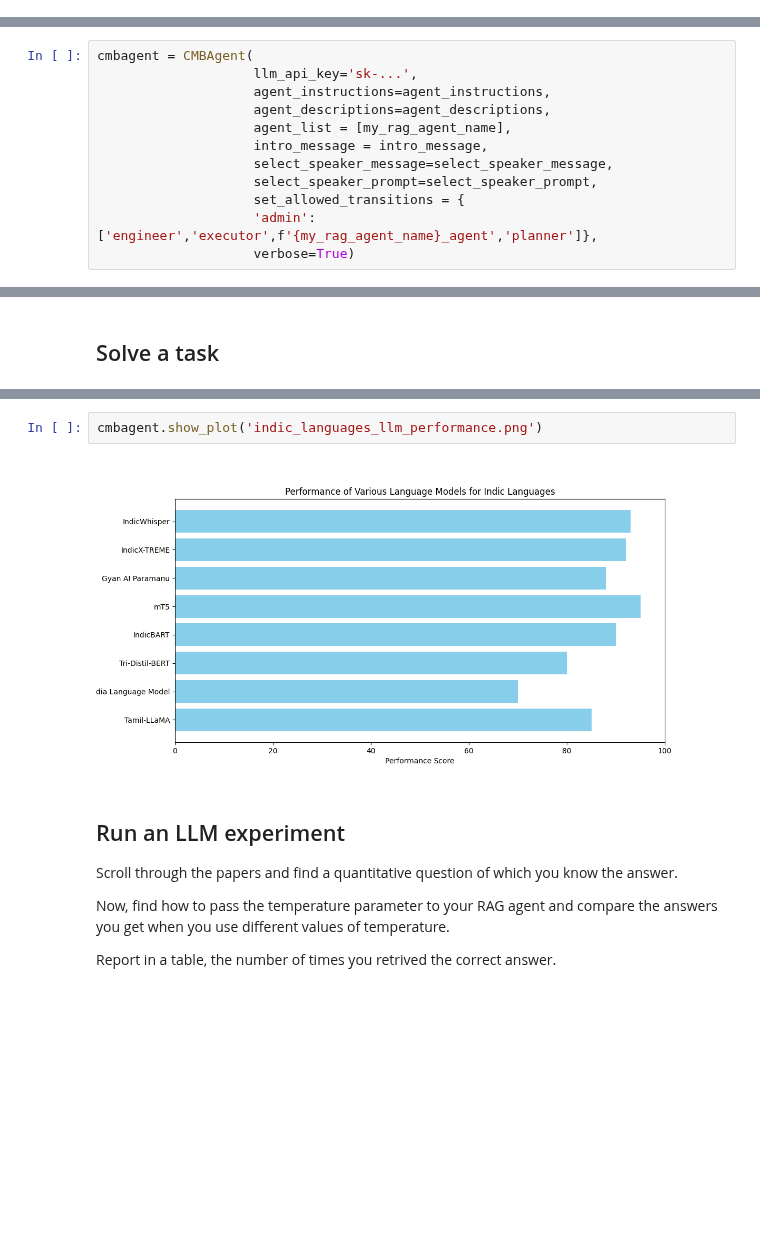
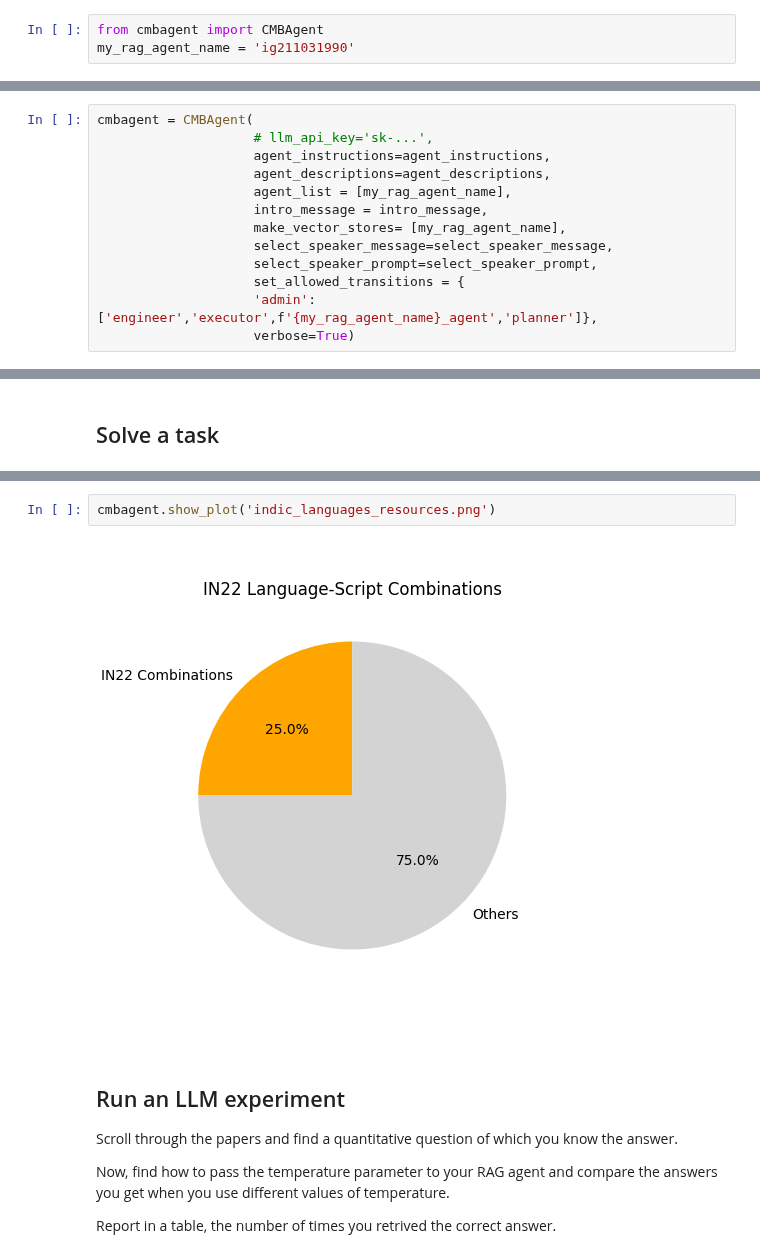
Before and after one commit to CMBAgents/cmbagent, a Jupyter notebook: docs/notebooks/4_your_rag.ipynb, the cells around one changed output, grey strips where cells are left out. Cells and saved outputs as stored; diff of their text form; blank space fills up the shorter version.

```diff
--- a/docs/notebooks/4_your_rag.ipynb
+++ b/docs/notebooks/4_your_rag.ipynb
@@ -284,0 +320,3 @@ agent_descriptions.update(
+# %%
+from cmbagent import CMBAgent
+my_rag_agent_name = 'ig211031990'
@@ -285,10 +332,11 @@ agent_descriptions.update(
 # %%
 cmbagent = CMBAgent(
-                    llm_api_key='sk-...',
+                    # llm_api_key='sk-...',
                     agent_instructions=agent_instructions,
                     agent_descriptions=agent_descriptions,
                     agent_list = [my_rag_agent_name],
                     intro_message = intro_message,
+                    make_vector_stores= [my_rag_agent_name],
                     select_speaker_message=select_speaker_message,
                     select_speaker_prompt=select_speaker_prompt,
                     set_allowed_transitions = {
@@ -341,7 +452,7 @@ Replying as admin. Provide feedback to chat_manager. Press enter to skip and use
 # %%
-cmbagent.show_plot('indic_languages_llm_performance.png')
+cmbagent.show_plot('indic_languages_resources.png')
 # %% [output]
-[figure, old version]
+[figure, new version]
 # %% [markdown]
 ## Run an LLM experiment
 
```
Also changed, not shown: parts of 21 cells of this notebook, 2 other files.
